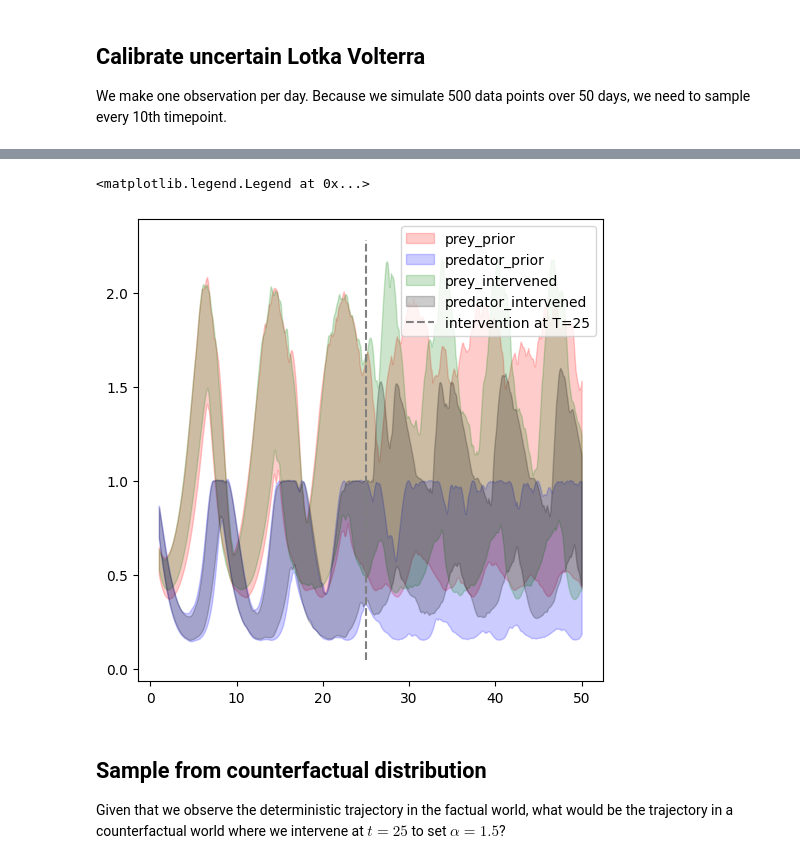
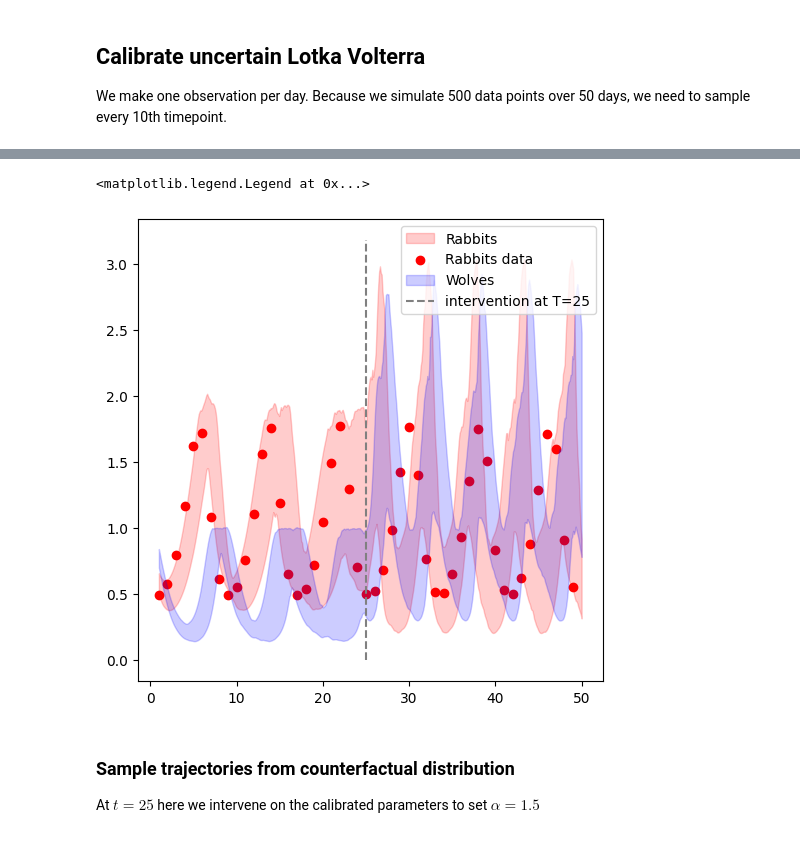
Before and after one commit to ciemss/pyciemss, a Jupyter notebook: notebook/regnet/MiraRegnet.ipynb, the cells around one changed output, grey strips where cells are left out. Drawn from its saved outputs; the diff is of its cells as text; code cells hidden in the pictures.

Commit message:
counterfactuals and interventions

```diff
--- a/notebook/regnet/MiraRegnet.ipynb
+++ b/notebook/regnet/MiraRegnet.ipynb
@@ -64,7 +61,7 @@ def plot_trajectories(sol, tspan, data=None):
             ax.fill_between(torch_tspan, I_low, I_up,
                             alpha=0.2, color=COLORS[i], label=var[:-4])
 
-        if var in d_keys: # plot training points of this variable
+        if var[:-4] in d_keys: # plot training points of this variable
             x = np.array([x[0] for x in data if var[:-4] in list(x[1].keys())])
             y = np.array([x[1][var[:-4]] for x in data if var[:-4] in list(x[1].keys())]) # without '_sol' suffix
             ax.scatter(x,y,label=var[:-4]+" data",color=COLORS[i])
@@ -111,7 +103,3 @@ raw_deterministic_lotka_volterra.G.variables['Rabbits'].data
-# %%
-start_state = dict(Rabbits=1.0, Wolves=1.0)
-uncertain_lotka_volterra = setup_petri_model(raw_deterministic_lotka_volterra, start_time=0.0, start_state=start_state)
-deterministic_lotka_volterra = reparameterize(uncertain_lotka_volterra, dict(alpha=0.67, beta=1.33, gamma=1.0, delta=1.0))
 # %%
 tspan = get_tspan(1, 50, 500)
 def read_variables(variables):
@@ -152,6 +114,9 @@ dict_keys(['alpha', 'gamma', 'beta', 'delta', 'Rabbits_sol', 'Wolves_sol'])
 # %%
-plot_trajectories(dict(Rabbits_sol= prior_samples['Rabbits_sol'],
-                       Wolves_sol= prior_samples['Wolves_sol']
-                      ),tspan)
+raw_lotka_volterra = MiraRegNetODESystem.from_askenet_regnet(filename)
+uncertain_lotka_volterra = setup_petri_model(
+    raw_lotka_volterra, start_time=0.0, start_state=dict(
+        Rabbits=1.0, Wolves=1.0))
+prior_samples = sample_petri(uncertain_lotka_volterra, tspan, 50)
+plot_trajectories(prior_samples, tspan, data=data)
 # %% [output]
 <Axes: >
@@ -204,0 +130,8 @@ MiraRegNetODESystem(
+# %%
+observed_lotka_volterra = reparameterize(
+    uncertain_lotka_volterra,
+    dict(alpha=0.67,beta=1.33,gamma=1.0, delta = 1.0))
+observed_trajectory = sample_petri(deterministic_lotka_volterra, tspan, 1)
+data =[(i, dict(Rabbits=observed_trajectory['Rabbits_sol'][0][i*10]))
+            for i in range(1,50)]
+plot_trajectories(observed_trajectory, tspan, data)
@@ -232,20 +178,14 @@ intervened_samples
 # %%
-
-ax = plot_trajectories({
-    'Rabbits_prior_sol': prior_samples['Rabbits_sol'],
-                  'Wolves_prior_sol': prior_samples['Wolves_sol'],
-                  'Rabbits_intervened_sol': intervened_samples['Rabbits_sol'],
-                 'Wolves_intervened_sol': intervened_samples['Wolves_sol'],
-                  'Rabbits_data_sol': deterministic_lotka_volterra_trajectory['Rabbits_sol'],
-                 # 'predator_data': deterministic_lotka_volterra_trajectory['predator_population_sol']
-    },    tspan)
+intervened_lotka_volterra = intervene_petri_model(
+    uncertain_lotka_volterra, [(25, 'alpha', 1.5)])
+intervened_samples = sample_petri(
+    intervened_lotka_volterra, timepoints=tspan, num_samples = 50)
+ax = plot_trajectories(intervened_samples, tspan, data)
 ax = plot_intervention_line(25, ax=ax)
 ax.legend()
 # %% [output]
 <matplotlib.legend.Legend at 0x...>
-[figure, old version]
+[figure, new version]
 # %% [markdown]
-## Sample from counterfactual distribution
-
-Given that we observe the deterministic trajectory in the factual world,
-what would be the trajectory in a counterfactual world where we intervene at $t=25$ to set $\alpha=1.5$?
+### Sample trajectories from counterfactual distribution
+At $t=25$ here we intervene on the calibrated parameters to set $\alpha=1.5$
```
Also changed, not shown: parts of 31 cells of this notebook, 3 other files.
